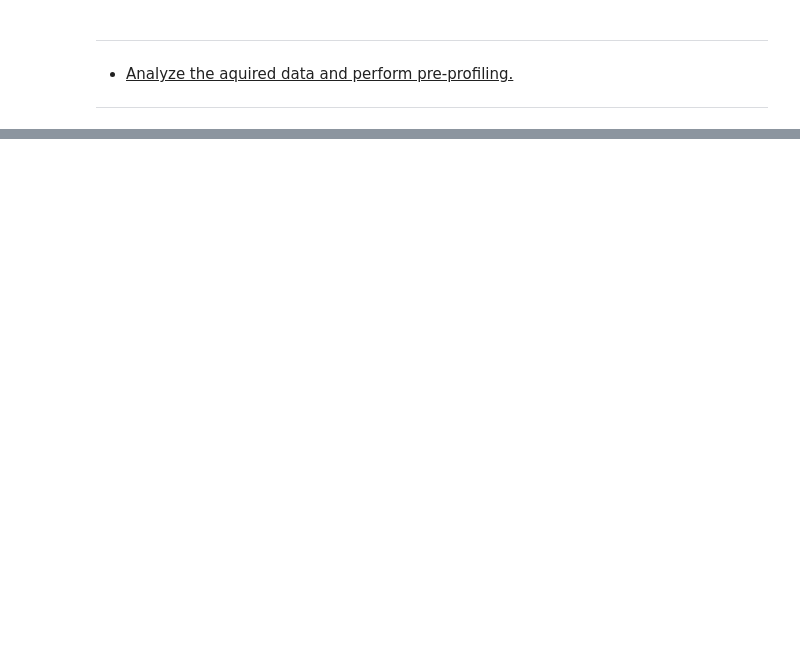
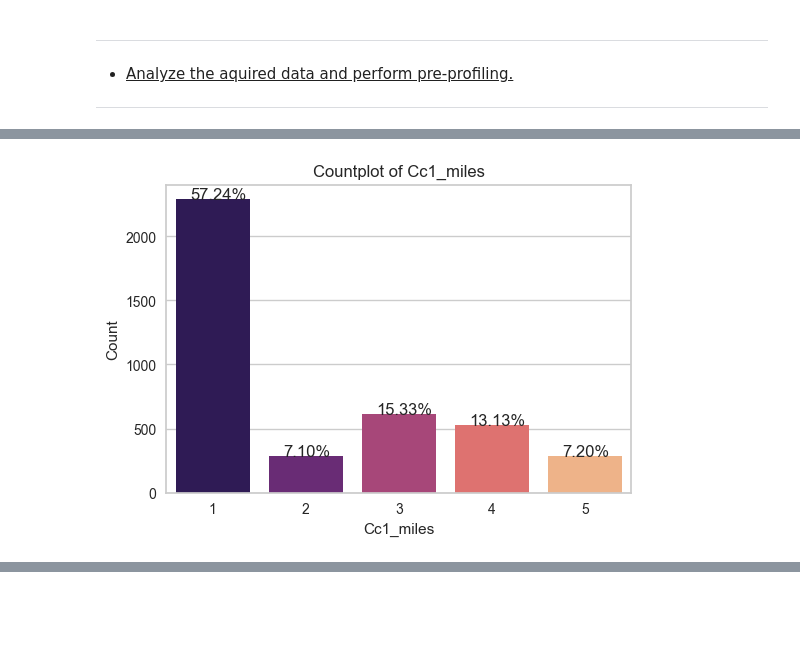
Before and after one commit to Sandipan-Roy/sr, a Jupyter notebook: ML/Unsupervised/K-Means/KMeans_SandipanRoy_1_20260427.ipynb, the cells around one changed output, grey strips where cells are left out. Drawn from its saved outputs; the diff is of its cells as text; code cells hidden in the pictures; blank space fills up the shorter version.

```diff
--- a/ML/Unsupervised/K-Means/KMeans_SandipanRoy_1_20260427.ipynb
+++ b/ML/Unsupervised/K-Means/KMeans_SandipanRoy_1_20260427.ipynb
@@ -213,0 +460,4 @@ The dataset consists of the
+# %%
+plot_univariate_distribution(data, column="cc1_miles", plot_type="countplot")
+# %% [output]
+[figure, added]
```
Also changed, not shown: parts of 76 cells of this notebook, 5 other files.
